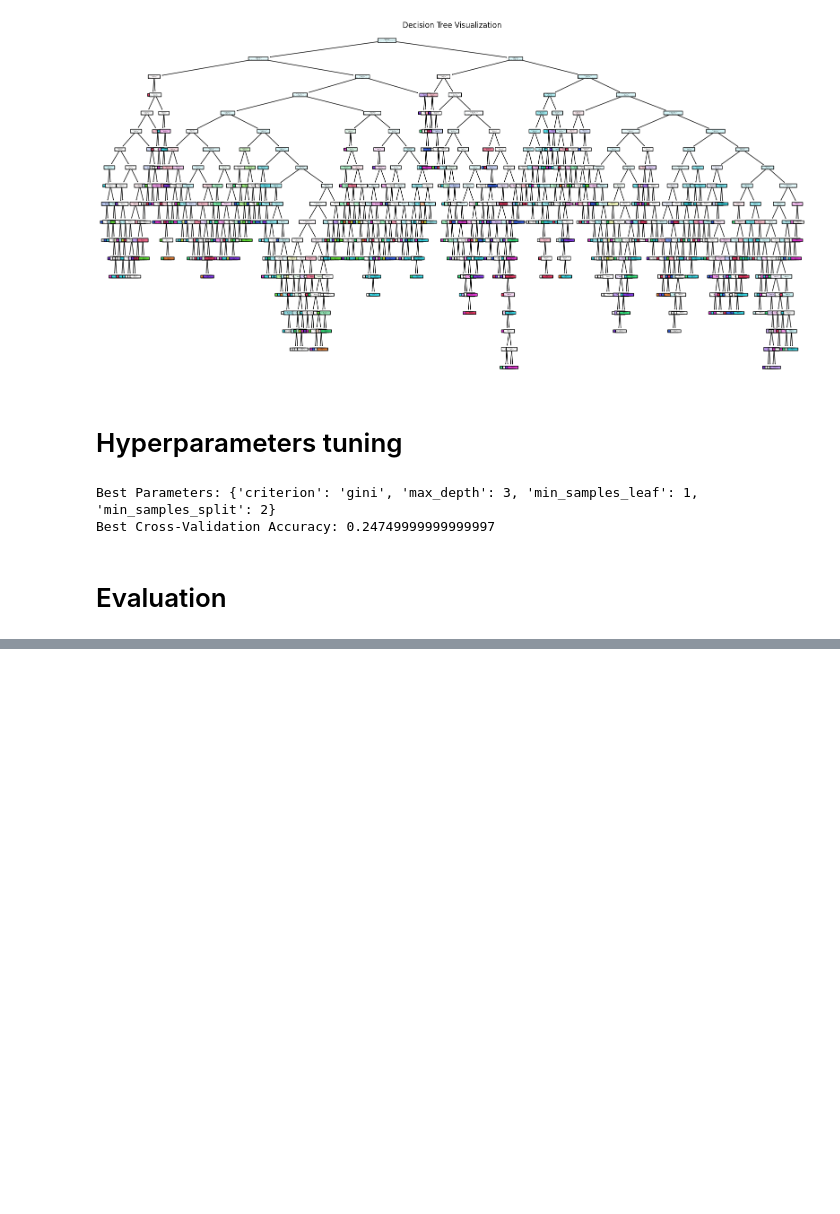
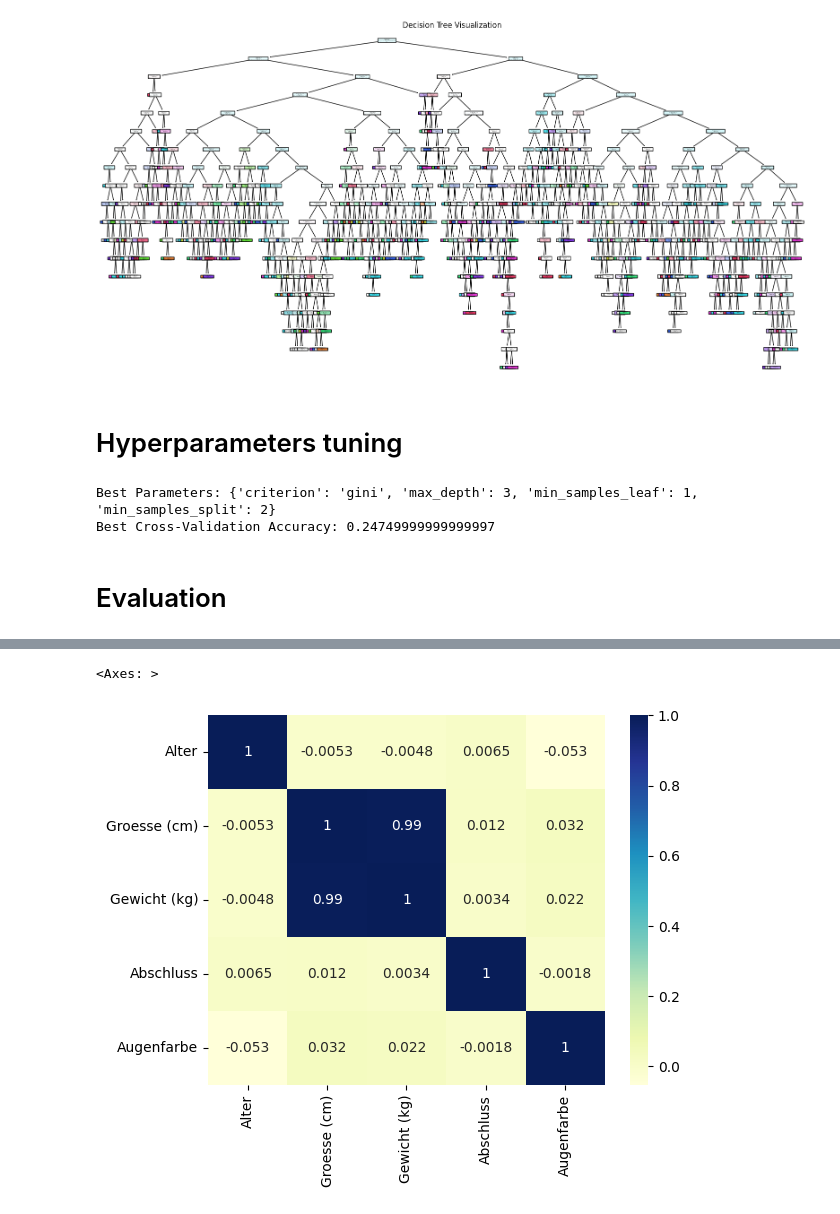
Before and after one commit to hashem039/daten, a Jupyter notebook: DT_personen_einkommen_best_ordinary_encoder_classification_final.ipynb, the cells around one changed output, grey strips where cells are left out. Cells and saved outputs as stored; diff of their text form; code cells hidden in the pictures; blank space fills up the shorter version.

```diff
--- a/DT_personen_einkommen_best_ordinary_encoder_classification_final.ipynb
+++ b/DT_personen_einkommen_best_ordinary_encoder_classification_final.ipynb
@@ -480,0 +539,6 @@ F1 Score (macro): 0.09512402584602277
+# %%
+# check the uniqe values of each categorical feature
+categorical_columns = ['Abschluss', 'Augenfarbe', 'Einkommen']
+for column in categorical_columns:
+    unique_values = dataset[column].unique()
+    print(f"Unique values in '{column}': {unique_values}")
@@ -480,0 +650,13 @@ F1 Score (macro): 0.09512402584602277
+# %%
+# separate features and target variable
+encoded_features = dataset_encoded.drop(columns=['Einkommen'])
+target = dataset_encoded['Einkommen']
+# %%
+# Feature Scaling
+
+from sklearn.preprocessing import MinMaxScaler
+
+minmax_scaler = MinMaxScaler()
+skalierte_features = minmax_scaler.fit_transform(encoded_features.values)
+skalierte_features = pd.DataFrame(skalierte_features, columns=encoded_features.columns)
+skalierte_features.head(10)
@@ -480,0 +675,17 @@ F1 Score (macro): 0.09512402584602277
+# %%
+# Konstante Merkmale (there are no konstante Merkmale in this dataset)
+schwellenwert = 1
+
+konstante_merkmale = []
+
+for merkmale in skalierte_features.columns:
+    prozentsatz_des_wertes = skalierte_features[merkmale].loc[skalierte_features[merkmale] == skalierte_features[merkmale][0]].count() / skalierte_features[merkmale].count()
+
+    if prozentsatz_des_wertes >= 0.95:
+        konstante_merkmale.append(merkmale)
+
+ohne_konstante_data = skalierte_features.drop(labels=konstante_merkmale, axis=1)
+
+print("Konstante Merkmale:", konstante_merkmale)
+print("Shape of data without constant features:", ohne_konstante_data.shape)
+print(ohne_konstante_data.head())
@@ -480,0 +701,10 @@ F1 Score (macro): 0.09512402584602277
+# %%
+import matplotlib.pyplot as plt
+import seaborn as sns
+# Visualize the correlation matrix to find relationships between features
+pearson = ohne_konstante_data.corr(method='pearson')
+
+sns.heatmap(pearson, cmap="YlGnBu", annot=True)
+# %% [output]
+<Axes: >
+[figure, added]
```
Also changed, not shown: parts of 42 cells of this notebook, 2 other files.
